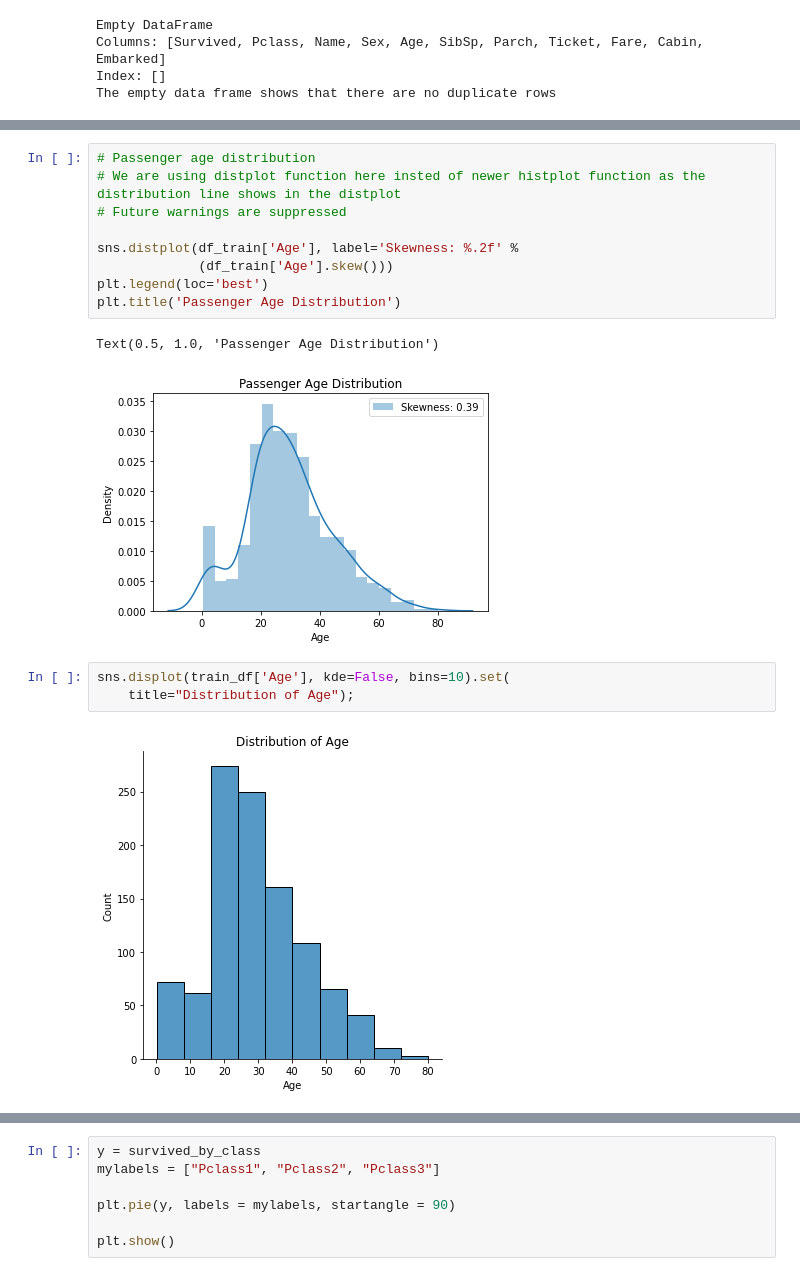
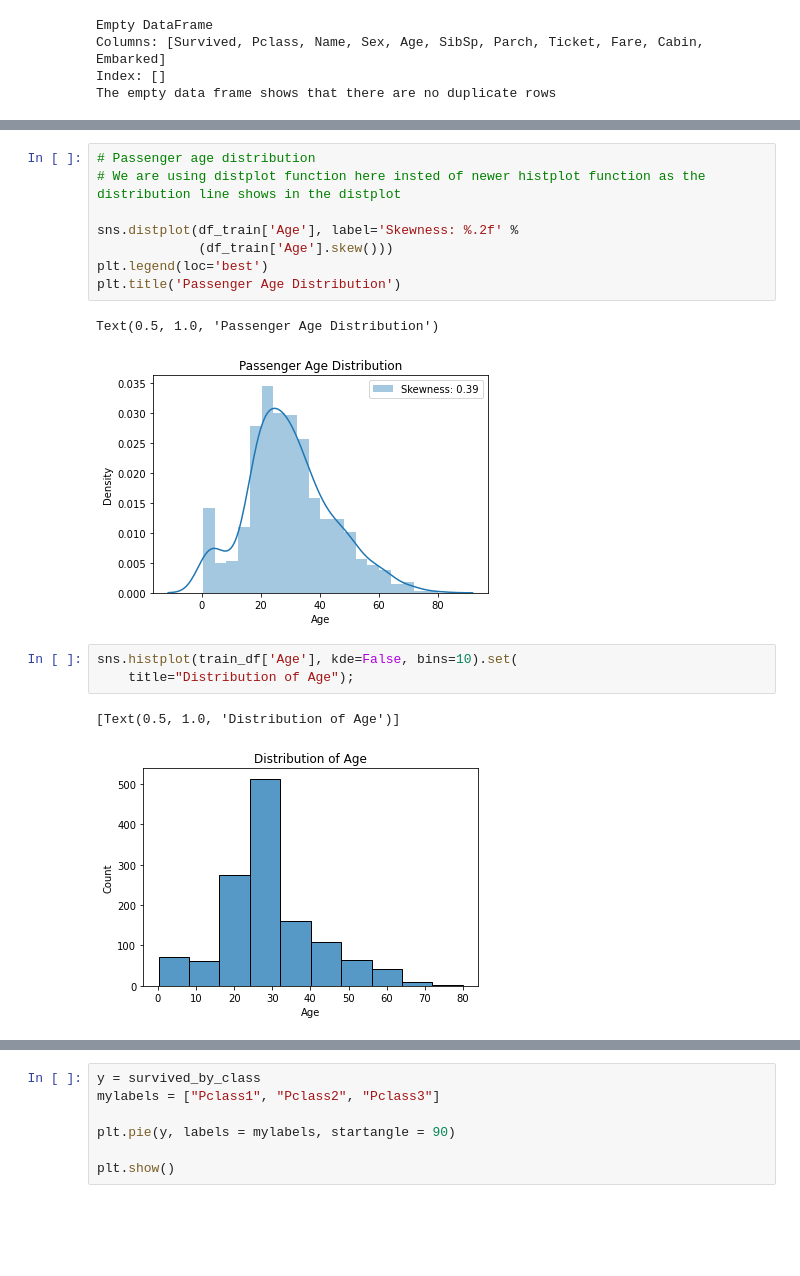
Before and after one commit to chanyadeshani/Group8, a Jupyter notebook: submit_assignment.ipynb, the cells around one changed output, grey strips where cells are left out. Drawn from its saved outputs; the diff is of its cells as text; blank space fills up the shorter version.

```diff
--- a/submit_assignment.ipynb
+++ b/submit_assignment.ipynb
@@ -271,7 +260,6 @@ plt.tight_layout()
 # %%
 # Passenger age distribution
 # We are using distplot function here insted of newer histplot function as the distribution line shows in the distplot
-# Future warnings are suppressed
 
 sns.distplot(df_train['Age'], label='Skewness: %.2f' %
              (df_train['Age'].skew()))
@@ -281,8 +269,9 @@ plt.title('Passenger Age Distribution')
 Text(0.5, 1.0, 'Passenger Age Distribution')
 [figure]
 # %%
-sns.displot(train_df['Age'], kde=False, bins=10).set(
+sns.histplot(train_df['Age'], kde=False, bins=10).set(
     title="Distribution of Age");
 # %% [output]
+[Text(0.5, 1.0, 'Distribution of Age')]
-[figure, old version]
+[figure, new version]
 # %%
```
Also changed, not shown: parts of 27 cells of this notebook.
